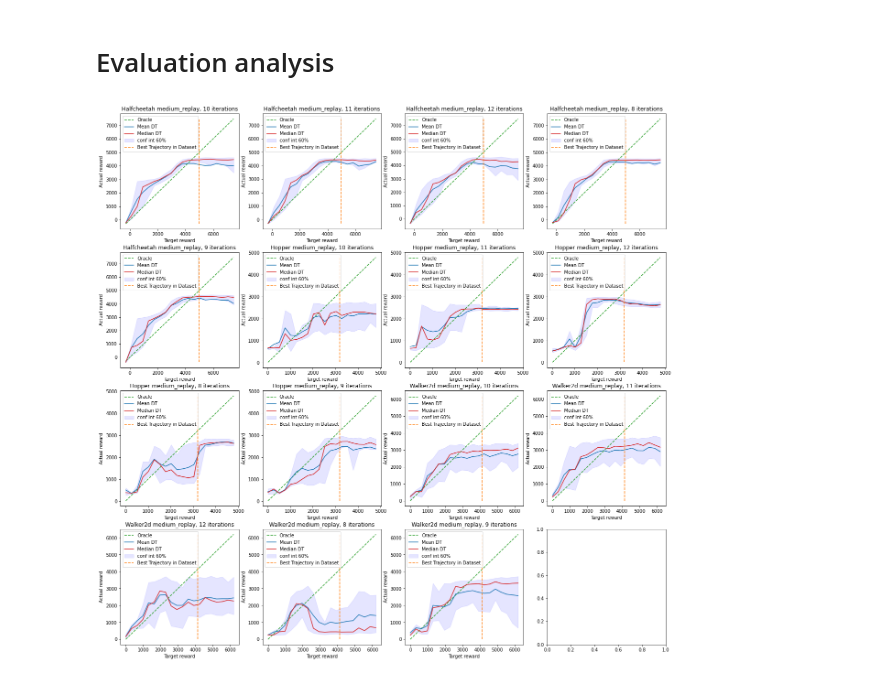
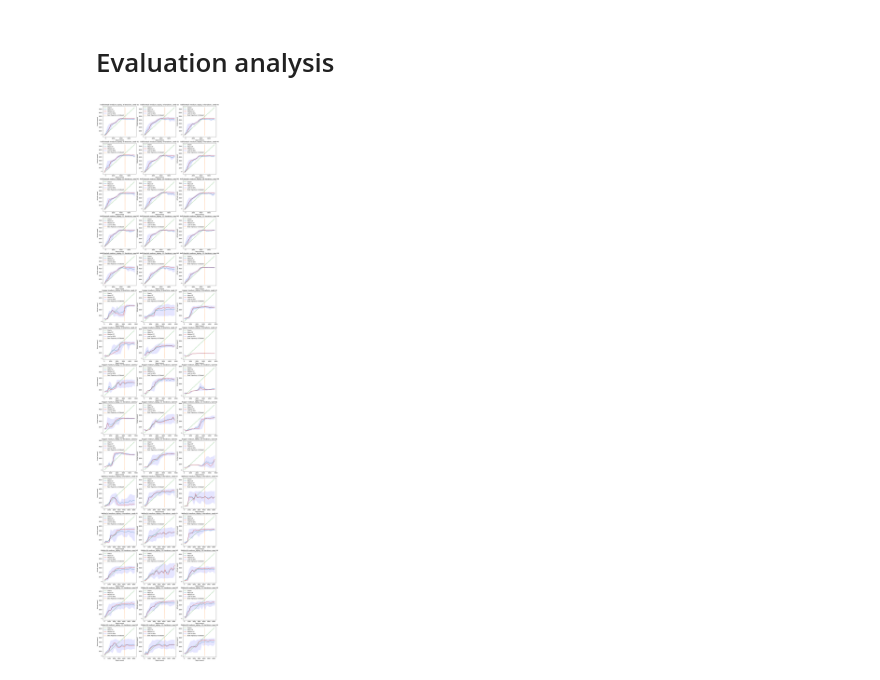
Before and after one commit to TheGoldenChicken/decision_transformer, a Jupyter notebook: gym/data_analysis.ipynb, the cells around one changed output. Drawn from its saved outputs; the diff is of its cells as text; code cells hidden in the pictures.

Commit message:
analysed the new experiments

```diff
--- a/gym/data_analysis.ipynb
+++ b/gym/data_analysis.ipynb
@@ -68,7 +65,7 @@ def get_control_cost(actions):
 
 
 # calculate the weights of the individual parts of the reward using linear regression
-def get_coef(data_temp, use_healthy_reward=False, use_intercept=False):
+def get_coef(data_temp, use_healthy_reward=False):
 
     forward_reward = get_forward_reward(data_temp['infos/qpos'][:,0])
     ctrl_cost = get_control_cost(data_temp['actions'])
@@ -298,18 +253,15 @@ plt.show()
 eval_path = './evaluation_data/'
 raw_eval_dict = dict()
 
-for env in os.listdir(eval_path):
-    eval_path = './evaluation_data/'
+for env in envs:
 
-    if not env == 'first_run_expert':
+    eval_path_env = eval_path + env + '/'
+    for dataset in datasets:
 
-        eval_path += env + '/'
-        for dataset in os.listdir(eval_path):
-
-            eval_path += dataset + '/'
-            for filename in os.listdir(eval_path):
-                with open(eval_path + filename, 'rb') as f:
-                    raw_eval_dict[filename] = pickle.load(f)
+        eval_path_data = eval_path_env + dataset + '/'
+        for filename in os.listdir(eval_path_data):
+            with open(eval_path_data + filename, 'rb') as f:
+                raw_eval_dict[filename] = pickle.load(f)
 # %%
 def read_data_to_DataFrama(raw_dict):
 
@@ -325,45 +289,48 @@ def read_data_to_DataFrama(raw_dict):
 eval_dict = {k: read_data_to_DataFrama(v) for k, v in raw_eval_dict.items()}
 # %%
-seed = '42'
+from itertools import product
+
+seeds = range(42,45)
+iters = range(8,13)
+datasets = ['medium_replay']
+env_names = ['halfcheetah', 'hopper', 'walker2d']
 conf_int = (0.2, 0.8)
 
-
-def get_plot_statistics(df, conf_int=(0.05, 0.95)):
-
-    target_rewards = df.columns.to_numpy()
-    reward_mean = df.to_numpy().mean(axis=0)
-    reward_median = np.quantile(df.to_numpy(), 0.5, axis=0)
-    # reward_std = df.to_numpy().std(axis=0)
-    q_low, q_high = np.quantile(df.to_numpy(), conf_int, axis=0)
-
-    return target_rewards, reward_mean, reward_median, q_low, q_high
+shape = (3,15) # set to none to calculate auto
 
 
-plot_dict = {k: get_plot_statistics(v, conf_int=conf_int) for k, v in eval_dict.items() if k.split('-')[-1] == seed}
 
-side_len = int(np.ceil(np.sqrt(len(plot_dict))))
-fig, axs = plt.subplots(side_len, side_len, figsize=(side_len * 16 / 3, side_len * 16 / 3))
+filtered_keys = [f'iter{iter}-gym-experiment-{env}-{data}-{seed}' for env, data, iter, seed in product(env_names, datasets, iters, seeds)]
 
-for ax, (exp_name, values) in zip(axs.flatten(), plot_dict.items()):
+if shape is None:
+    side_len = int(np.ceil(np.sqrt(len(filtered_keys))))
+    shape = (side_len, side_len)
+
+fig, axs = plt.subplots(shape[1], shape[0], figsize=(shape[0] * 16 / 3, shape[1] * 16 / 3))
+
+for ax, exp_name in zip(axs.flatten(), filtered_keys):
+
+    values = get_plot_statistics(eval_dict[exp_name], conf_int=conf_int)
+
     x, y_mean, y_median, q_low, q_high = values
 
     x_linear = np.linspace(min(x), max(x))
     ax.plot(x_linear, x_linear, '--', c='C2', label='Oracle')
     ax.plot(x, y_mean, c='C0', label='Mean DT')
     ax.plot(x, y_median, c='C3', label='Median DT')
     ax.fill_between(x, q_low, q_high, color='b', alpha=.1, label=f'conf int {int((conf_int[1]-conf_int[0])*100)}%')
 
     train_data_name = '-'.join(np.take(exp_name.split('-'), (3,4)))
     terminal_rewards = [sum(data['rewards']) for data in train_data[train_data_name]]
     ax.vlines(max(terminal_rewards), min(min(y_mean), min(x_linear)),
         max(max(y_mean), max(x_linear)), linestyles='--', colors='C1', label='Best Trajectory in Dataset')
 
-    iter_name, _, _, env_name, data_name, _ = exp_name.split('-')
-    ax.set_title(f"{env_name.capitalize()} {data_name}, {iter_name[4:]} iterations" )
+    iter_name, _, _, env_name, data_name, seed = exp_name.split('-')
+    ax.set_title(f"{env_name.capitalize()} {data_name}, {iter_name[4:]} iterations, seed {seed}" )
     ax.legend(loc="upper left")
     ax.set_xlabel('Target reward')
     ax.set_ylabel('Actual reward')
 
 plt.show()
 # %% [output]
-[figure, old version]
+[figure, new version]
```
Also changed, not shown: parts of 15 cells of this notebook, 1 other file.
